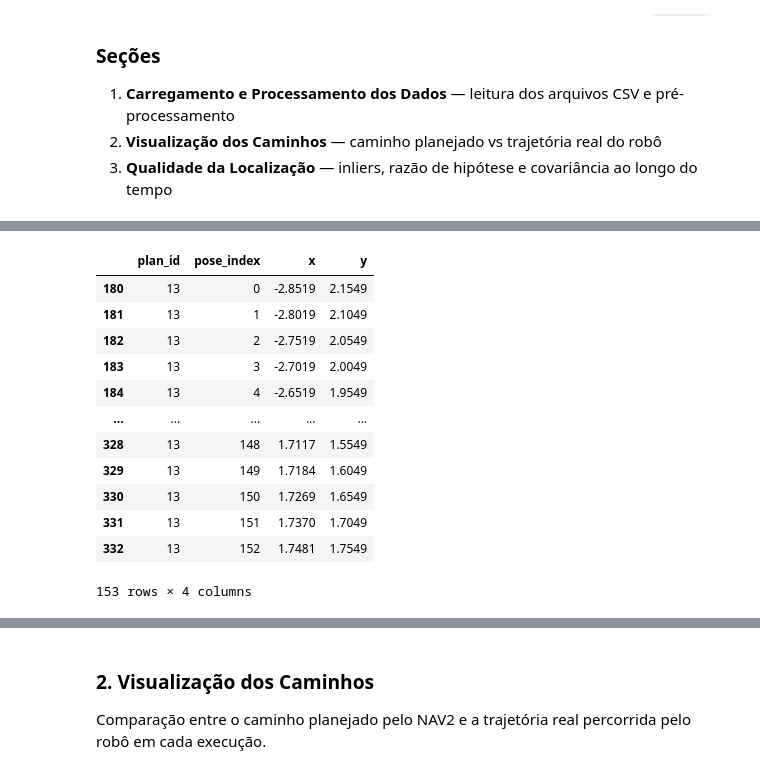
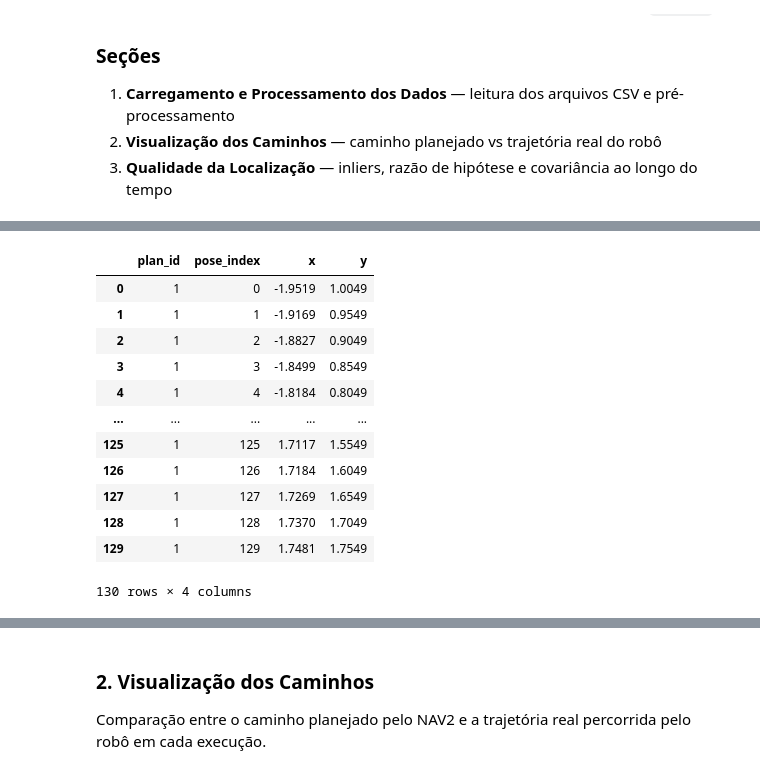
Before and after one commit to LucasLagoeiro/Multi-Cam-Localization-Benchmark, a Jupyter notebook: main.ipynb, the cells around one changed output, grey strips where cells are left out. Cells and saved outputs as stored; diff of their text form; code cells hidden in the pictures.

```diff
--- a/main.ipynb
+++ b/main.ipynb
@@ -53,22 +53,21 @@ print(f' Localization Dataframes: {len(runs_loc_df)}\n Plan Dataframes {len(runs
 # %%
 # Take the first path that NAV2 stack calculated (the plan_id = 1)
-# Exception: run 5 uses plan_id = 13 (plan_id=1-12 starts at an outlier position — undocking)
-plans_df = [df[df['plan_id'] == (13 if i == 4 else df['plan_id'].min())] for i, df in enumerate(runs_plan_df)]
-plans_df[4]
+plans_df = [df[df['plan_id'] == df['plan_id'].min()] for df in runs_plan_df]
+plans_df[0]
 # %% [output]
 |  | plan_id | pose_index | x | y |
-| 180 | 13 | 0 | -2.8519 | 2.1549 |
-| 181 | 13 | 1 | -2.8019 | 2.1049 |
-| 182 | 13 | 2 | -2.7519 | 2.0549 |
-| 183 | 13 | 3 | -2.7019 | 2.0049 |
-| 184 | 13 | 4 | -2.6519 | 1.9549 |
+| 0 | 1 | 0 | -1.9519 | 1.0049 |
+| 1 | 1 | 1 | -1.9169 | 0.9549 |
+| 2 | 1 | 2 | -1.8827 | 0.9049 |
+| 3 | 1 | 3 | -1.8499 | 0.8549 |
+| 4 | 1 | 4 | -1.8184 | 0.8049 |
 | ... | ... | ... | ... | ... |
-| 328 | 13 | 148 | 1.7117 | 1.5549 |
-| 329 | 13 | 149 | 1.7184 | 1.6049 |
-| 330 | 13 | 150 | 1.7269 | 1.6549 |
-| 331 | 13 | 151 | 1.7370 | 1.7049 |
-| 332 | 13 | 152 | 1.7481 | 1.7549 |
+| 125 | 1 | 125 | 1.7117 | 1.5549 |
+| 126 | 1 | 126 | 1.7184 | 1.6049 |
+| 127 | 1 | 127 | 1.7269 | 1.6549 |
+| 128 | 1 | 128 | 1.7370 | 1.7049 |
+| 129 | 1 | 129 | 1.7481 | 1.7549 |
-153 rows × 4 columns
+130 rows × 4 columns
 # %%
 # Drop rows where pose was not yet received (NaN)
 paths_df = [df.dropna(subset=['pos_x', 'pos_y']) for df in runs_loc_df]
```
Also changed, not shown: parts of 47 cells of this notebook, 2 other files.
